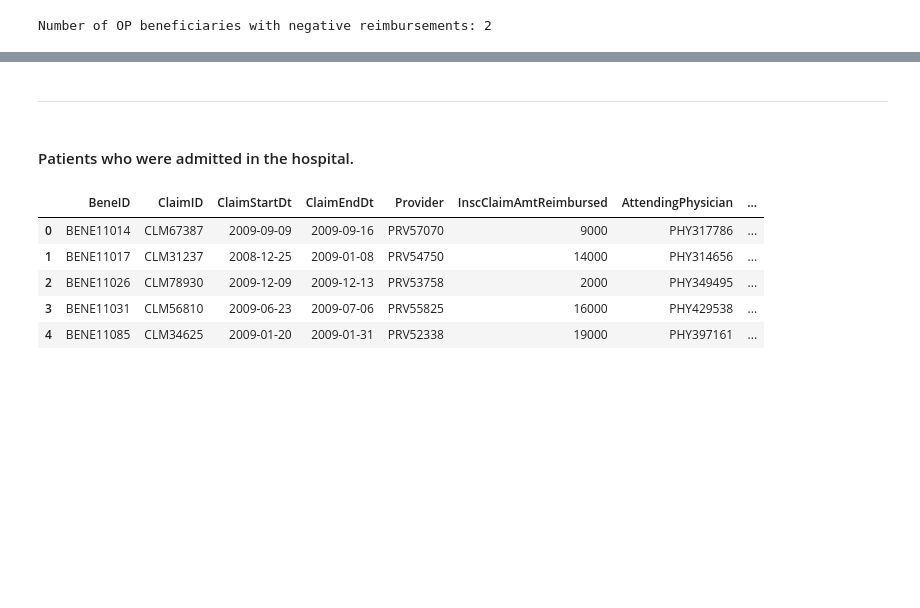
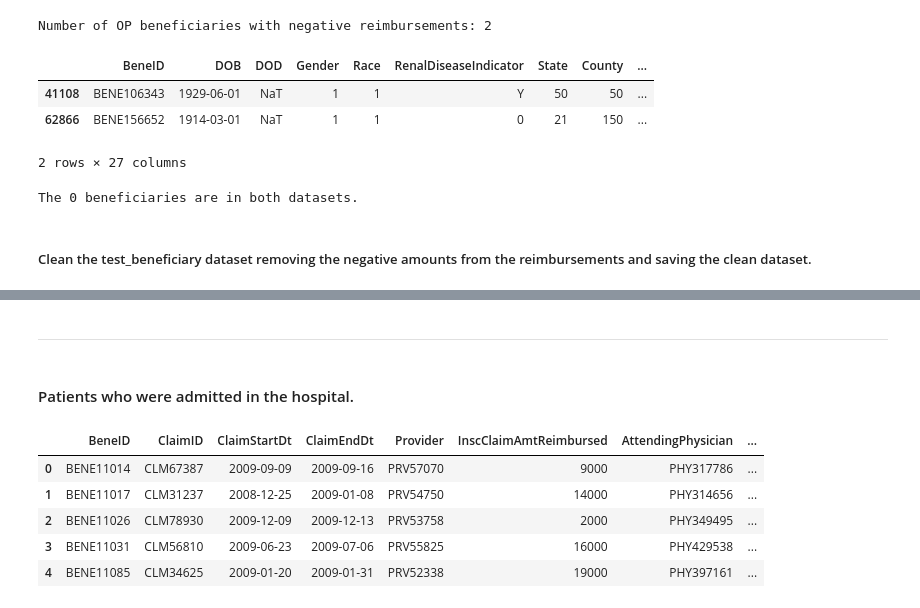
Before and after one commit to CesarChaparro1974/Healthcare-provider-fraud-detection, a Jupyter notebook: notebook.ipynb, the cells around one changed output, grey strips where cells are left out. Drawn from its saved outputs; the diff is of its cells as text; code cells hidden in the pictures; blank space fills up the shorter version.

```diff
--- a/notebook.ipynb
+++ b/notebook.ipynb
@@ -625,10 +635,10 @@ Number of IP beneficiaries with negative reimbursements: 9
 # %%
 # filter OP beneficiaries with negative reimbursement amounts
-negative_reimbursements = test_beneficiary[test_beneficiary['OPAnnualReimbursementAmt'] < 0]
+OP_negative_reimbursements = test_beneficiary[test_beneficiary['OPAnnualReimbursementAmt'] < 0]
 
 # count the number of OP beneficiaries with negative reimbursements
-count_negative_reimbursements = negative_reimbursements['BeneID'].nunique()
+OP_count_negative_reimbursements = OP_negative_reimbursements['BeneID'].nunique()
 
-print(f"Number of OP beneficiaries with negative reimbursements: {count_negative_reimbursements}")
+print(f"Number of OP beneficiaries with negative reimbursements: {OP_count_negative_reimbursements}")
 # %% [output]
 Number of OP beneficiaries with negative reimbursements: 2
@@ -656,0 +645,14 @@ Number of OP beneficiaries with negative reimbursements: 2
+# %%
+OP_negative_reimbursements
+# %% [output]
+|  | BeneID | DOB | DOD | Gender | Race | RenalDiseaseIndicator | State | County | ... |
+| 41108 | BENE106343 | 1929-06-01 | NaT | 1 | 1 | Y | 50 | 50 | ... |
+| 62866 | BENE156652 | 1914-03-01 | NaT | 1 | 1 | 0 | 21 | 150 | ... |
+2 rows × 27 columns
+# %%
+common_beneficiaries = set(OP_negative_reimbursements['BeneID']) & set(IP_negative_reimbursements['BeneID'])
+print(f"The {len(common_beneficiaries)} beneficiaries are in both datasets{', '.join(map(str, common_beneficiaries))}.")
+# %% [output]
+The 0 beneficiaries are in both datasets.
+# %% [markdown]
+##### Clean the test_beneficiary dataset removing the negative amounts from the reimbursements and saving the clean dataset.
```
Also changed, not shown: parts of 23 cells of this notebook, 1 other file.
